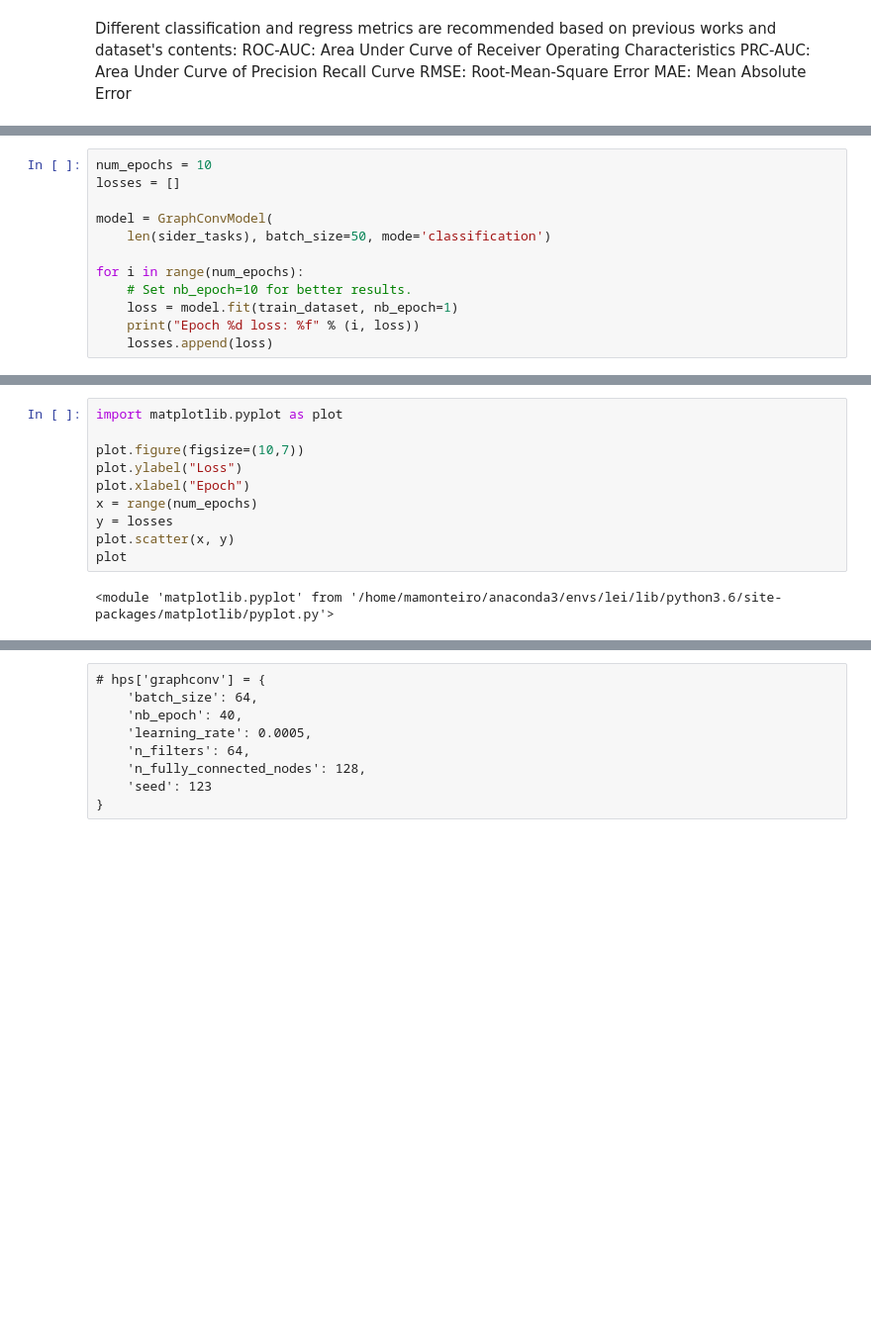
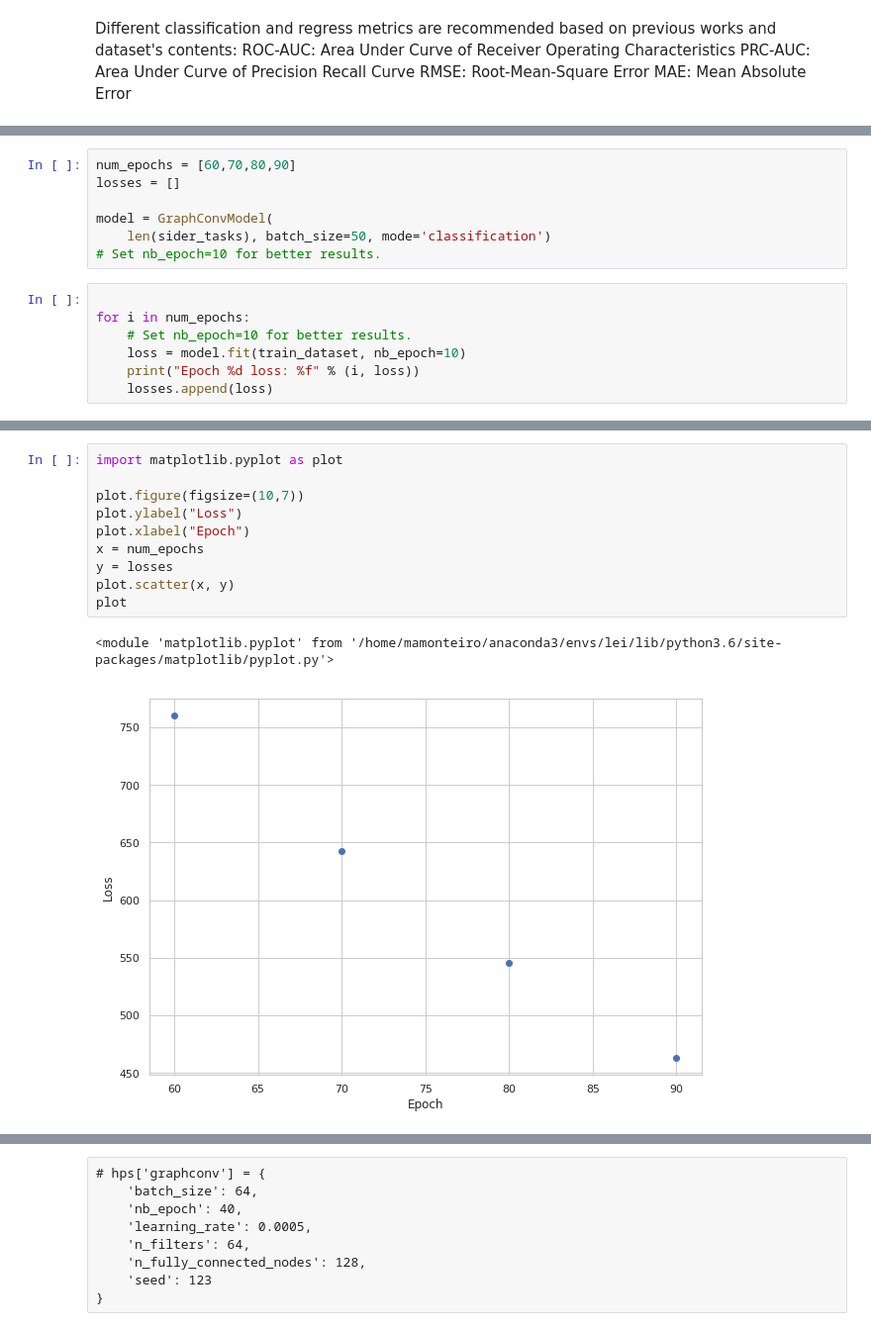
Before and after one commit to mamonteiro-brg/Project-LEI, a Jupyter notebook: SIDER/sider_graph_conv.ipynb, the cells around one changed output, grey strips where cells are left out. Shown: that part at 99% size. Saved outputs shown, nothing was run; the diff lists cells and outputs as text; blank space fills up the shorter version.

```diff
--- a/SIDER/sider_graph_conv.ipynb
+++ b/SIDER/sider_graph_conv.ipynb
@@ -64,13 +130,15 @@ Different classification and regress metrics are recommended based on previous w
+# %%
+num_epochs = [60,70,80,90]
+losses = []
+
+model = GraphConvModel(
+    len(sider_tasks), batch_size=50, mode='classification')
+# Set nb_epoch=10 for better results.
 # %%
-num_epochs = 10
-losses = []
 
-model = GraphConvModel(
-    len(sider_tasks), batch_size=50, mode='classification')
-
-for i in range(num_epochs):
+for i in num_epochs:
     # Set nb_epoch=10 for better results.
-    loss = model.fit(train_dataset, nb_epoch=1)
+    loss = model.fit(train_dataset, nb_epoch=10)
     print("Epoch %d loss: %f" % (i, loss))
     losses.append(loss)
 # %% [output]
@@ -111,15 +149,16 @@ Epoch 9 loss: 712.222601
 # %%
 import matplotlib.pyplot as plot
 
 plot.figure(figsize=(10,7))
 plot.ylabel("Loss")
 plot.xlabel("Epoch")
-x = range(num_epochs)
+x = num_epochs
 y = losses
 plot.scatter(x, y)
 plot
 # %% [output]
 <module 'matplotlib.pyplot' from '/home/mamonteiro/anaconda3/envs/lei/lib/python3.6/site-packages/matplotlib/pyplot.py'>
+[figure, added]
 # %%
 metric = dc.metrics.Metric(
     dc.metrics.roc_auc_score, np.mean, mode="classification")
```
Also changed, not shown: parts of 39 cells of this notebook, 16 other files.
